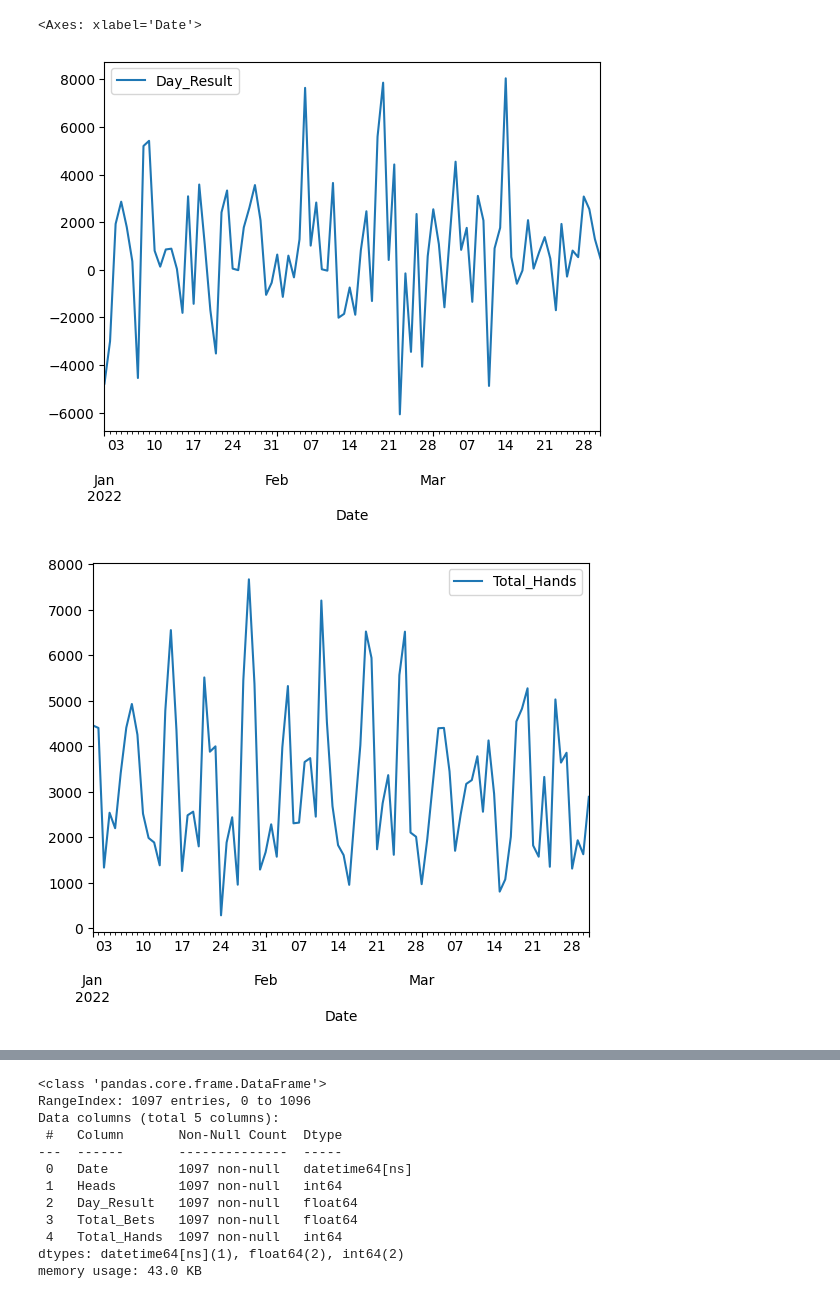
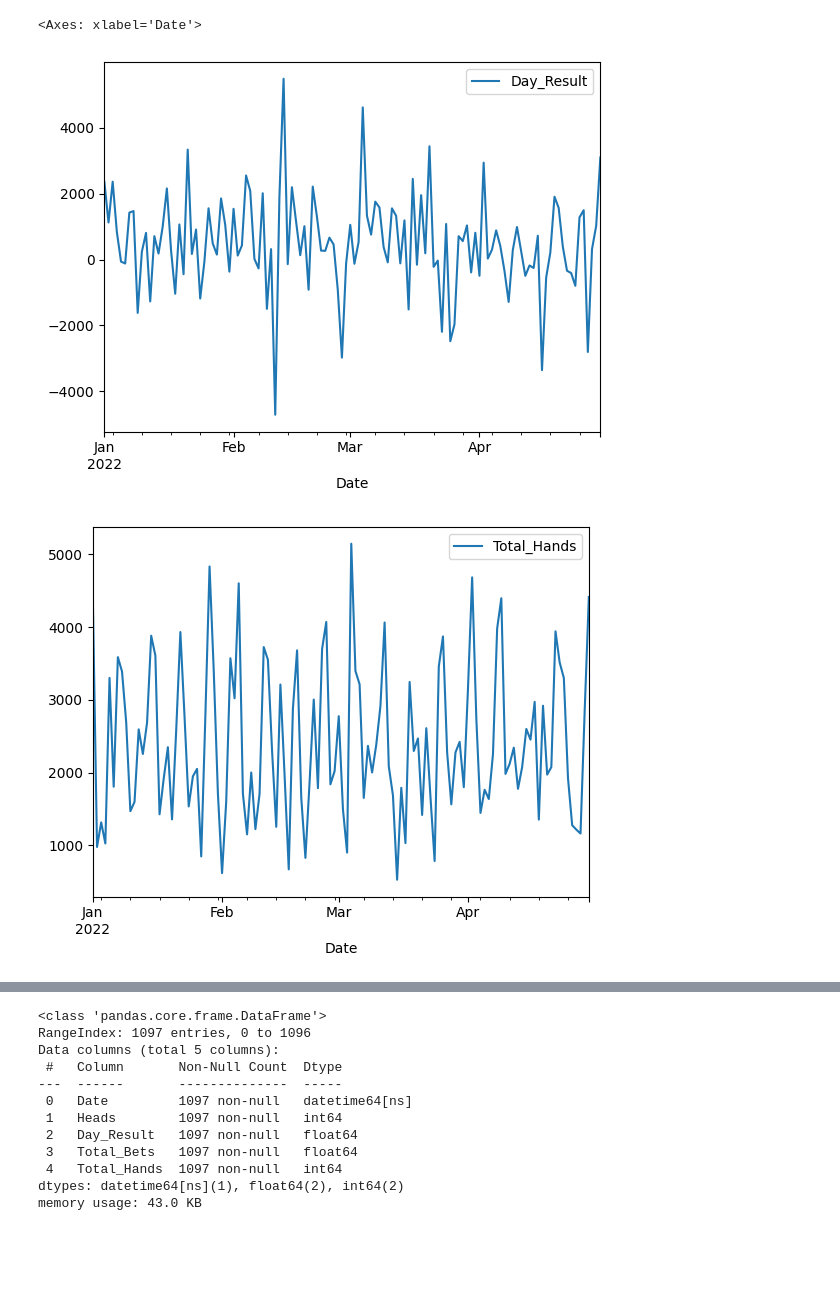
Before and after one commit to TrR1s/DS_examples, a Jupyter notebook: simulator.ipynb, the cells around one changed output, grey strips where cells are left out. Saved outputs shown, nothing was run; the diff lists cells and outputs as text; code cells hidden in the pictures; blank space fills up the shorter version.

```diff
--- a/simulator.ipynb
+++ b/simulator.ipynb
@@ -35,8 +35,8 @@ casino_fig.head()
 # %%
-casino_fig[:90].plot(x="Date", y ="Day_Result")
-casino_fig[:90].plot(x="Date", y ="Total_Hands")
-casino_fig[:90].plot(x="Date", y ="Total_Bets")
+casino_fig[:120].plot(x="Date", y ="Day_Result")
+casino_fig[:120].plot(x="Date", y ="Total_Hands")
+casino_fig[:120].plot(x="Date", y ="Total_Bets")
 # %% [output]
 <Axes: xlabel='Date'>
-[figure, old version]
+[figure, new version]
-[figure, old version]
+[figure, new version]
```
Also changed, not shown: parts of 4 cells of this notebook, 10 other files.
